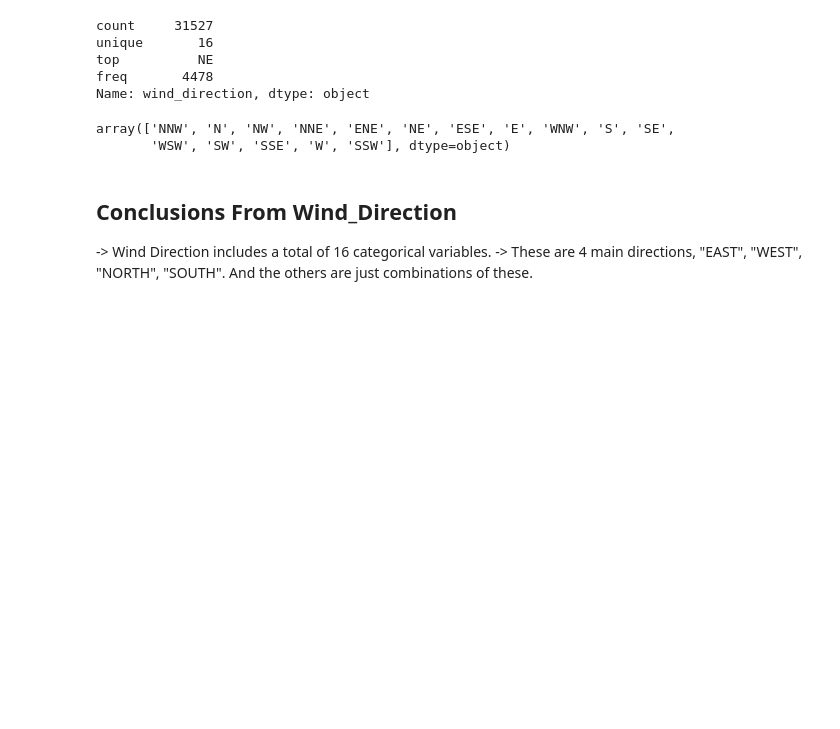
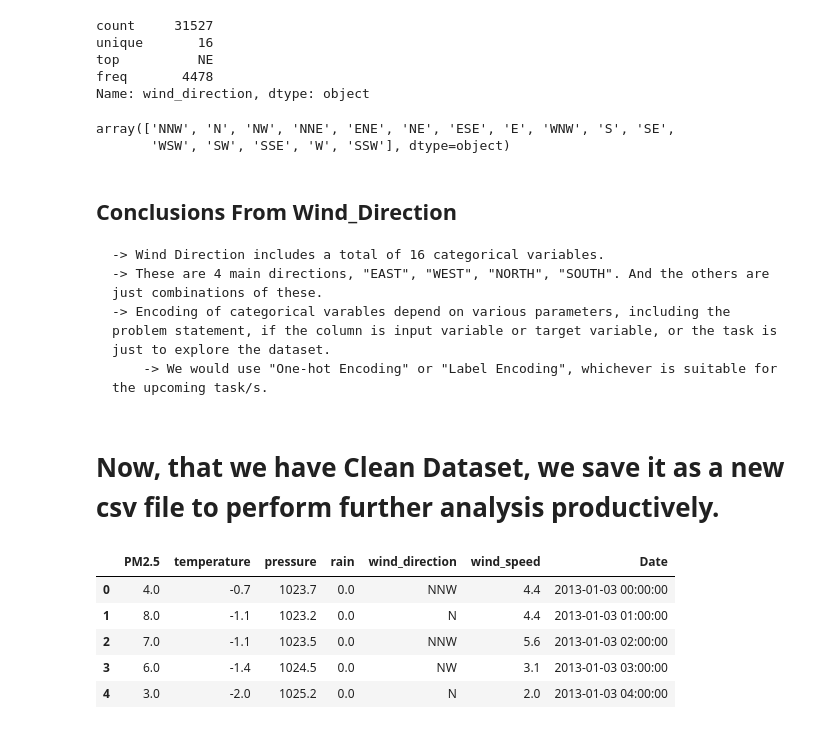
Before and after one commit to SouravBiswal/GeeksFiestaAI-ML-Team-7--1, a Jupyter notebook: Data_Preprocessing.ipynb, the cells around one changed output. Saved outputs shown, nothing was run; the diff lists cells and outputs as text; code cells hidden in the pictures; blank space fills up the shorter version.

```diff
--- a/Data_Preprocessing.ipynb
+++ b/Data_Preprocessing.ipynb
@@ -541,5 +546,9 @@ array(['NNW', 'N', 'NW', 'NNE', 'ENE', 'NE', 'ESE', 'E', 'WNW', 'S', 'SE',
        'WSW', 'SW', 'SSE', 'W', 'SSW'], dtype=object)
 # %% [markdown]
 ## Conclusions From Wind_Direction
--> Wind Direction includes a total of 16 categorical variables.
--> These are 4 main directions, "EAST", "WEST", "NORTH", "SOUTH". And the others are just combinations of these.
+    -> Wind Direction includes a total of 16 categorical variables.
+    -> These are 4 main directions, "EAST", "WEST", "NORTH", "SOUTH". And the others are just combinations of these.
+    -> Encoding of categorical varables depend on various parameters, including the problem statement, if the column is input variable or target variable, or the task is just to explore the dataset.
+        -> We would use "One-hot Encoding" or "Label Encoding", whichever is suitable for the upcoming task/s.
+# %% [markdown]
+# Now, that we have Clean Dataset, we save it as a new csv file to perform further analysis productively.
@@ -545,0 +557,9 @@ array(['NNW', 'N', 'NW', 'NNE', 'ENE', 'NE', 'ESE', 'E', 'WNW', 'S', 'SE',
+# %%
+df.head()
+# %% [output]
+|  | PM2.5 | temperature | pressure | rain | wind_direction | wind_speed | Date |
+| 0 | 4.0 | -0.7 | 1023.7 | 0.0 | NNW | 4.4 | 2013-01-03 00:00:00 |
+| 1 | 8.0 | -1.1 | 1023.2 | 0.0 | N | 4.4 | 2013-01-03 01:00:00 |
+| 2 | 7.0 | -1.1 | 1023.5 | 0.0 | NNW | 5.6 | 2013-01-03 02:00:00 |
+| 3 | 6.0 | -1.4 | 1024.5 | 0.0 | NW | 3.1 | 2013-01-03 03:00:00 |
+| 4 | 3.0 | -2.0 | 1025.2 | 0.0 | N | 2.0 | 2013-01-03 04:00:00 |
```
Also changed, not shown: parts of 10 cells of this notebook, 1 other file.
